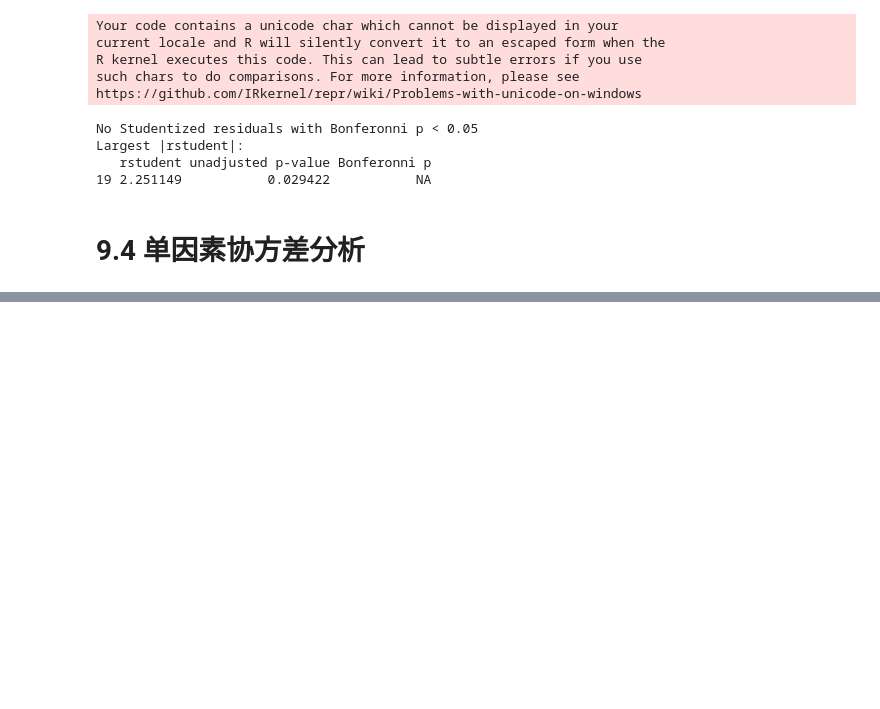
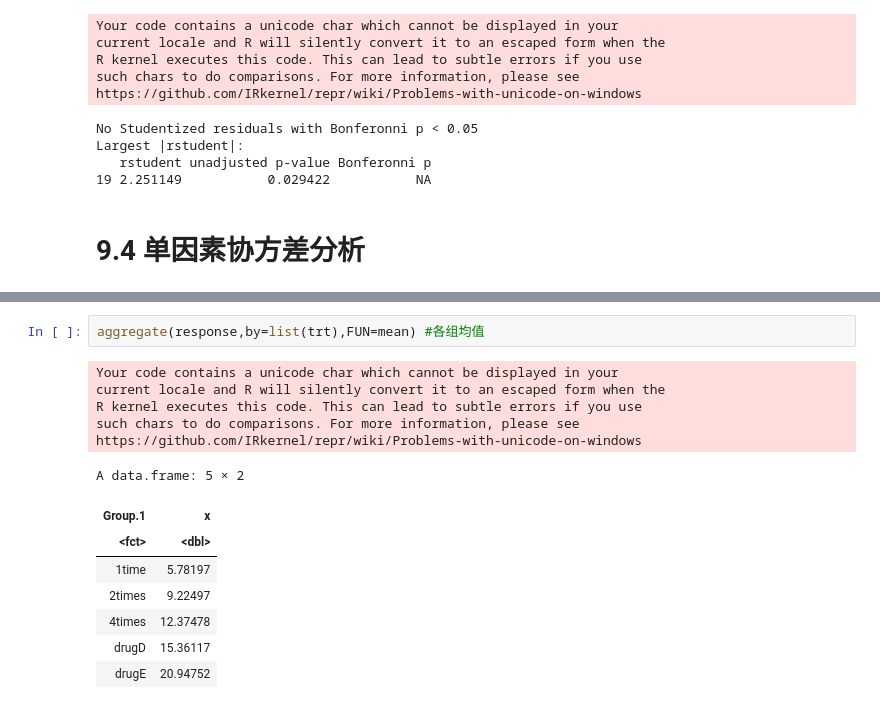
Before and after one commit to xiaowei3223/R-learning, a Jupyter notebook: 9 方差分析.ipynb, the cells around one changed output, grey strips where cells are left out. Cells and saved outputs as stored; diff of their text form; blank space fills up the shorter version.

```diff
--- a/9 方差分析.ipynb
+++ b/9 方差分析.ipynb
@@ -213,0 +237,16 @@ Largest |rstudent|:
+# %%
+aggregate(response,by=list(trt),FUN=mean) #各组均值
+# %% [output]
+Your code contains a unicode char which cannot be displayed in your
+current locale and R will silently convert it to an escaped form when the
+R kernel executes this code. This can lead to subtle errors if you use
+such chars to do comparisons. For more information, please see
+https://github.com/IRkernel/repr/wiki/Problems-with-unicode-on-windows
+A data.frame: 5 × 2
+| Group.1 | x |
+| <fct> | <dbl> |
+| 1time | 5.78197 |
+| 2times | 9.22497 |
+| 4times | 12.37478 |
+| drugD | 15.36117 |
+| drugE | 20.94752 |
```
Also changed, not shown: parts of 20 cells of this notebook.
